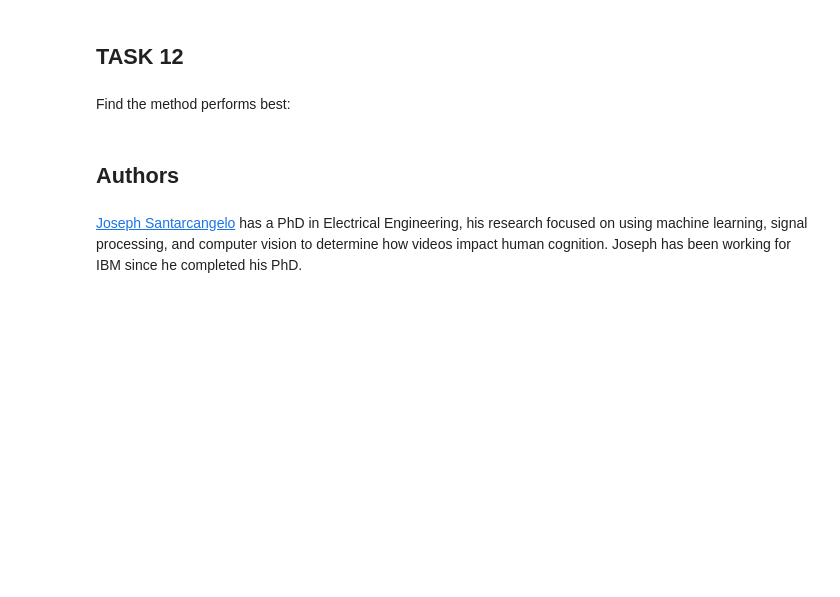
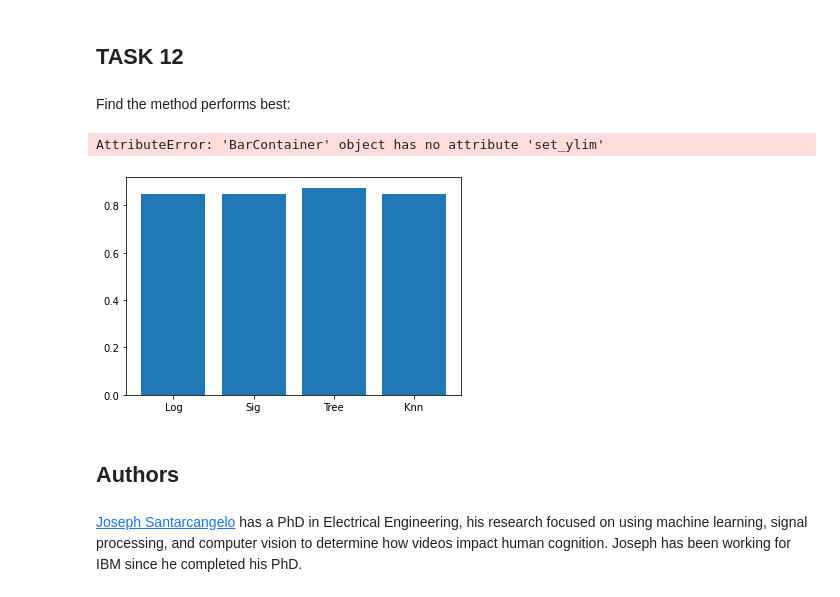
Before and after one commit to M-Maily/testrepo, a Jupyter notebook: Machine Learning Prediction.ipynb, the cells around one changed output. Drawn from its saved outputs; the diff is of its cells as text; code cells hidden in the pictures; blank space fills up the shorter version.

```diff
--- a/Machine Learning Prediction.ipynb
+++ b/Machine Learning Prediction.ipynb
@@ -337,6 +337,16 @@ plot_confusion_matrix(Y_test,yhat)
 ## TASK  12
 # %% [markdown]
 Find the method performs best:
+# %%
+labels=('Log', 'Sig','Tree','Knn')
+Performance=[logreg_cv.best_score_, svm_cv.best_score_, tree_cv.best_score_, knn_cv.best_score_]
+x_pos = np.arange(len(labels))
+fig = plt.bar(x_pos,Performance)
+plt.xticks(x_pos, labels)
+fig.set_ylim([0.6, 0.9])
+# %% [output]
+AttributeError: 'BarContainer' object has no attribute 'set_ylim'
+[figure, added]
 # %% [markdown]
 ## Authors
 # %% [markdown]
```
Also changed, not shown: parts of 2 cells of this notebook.
